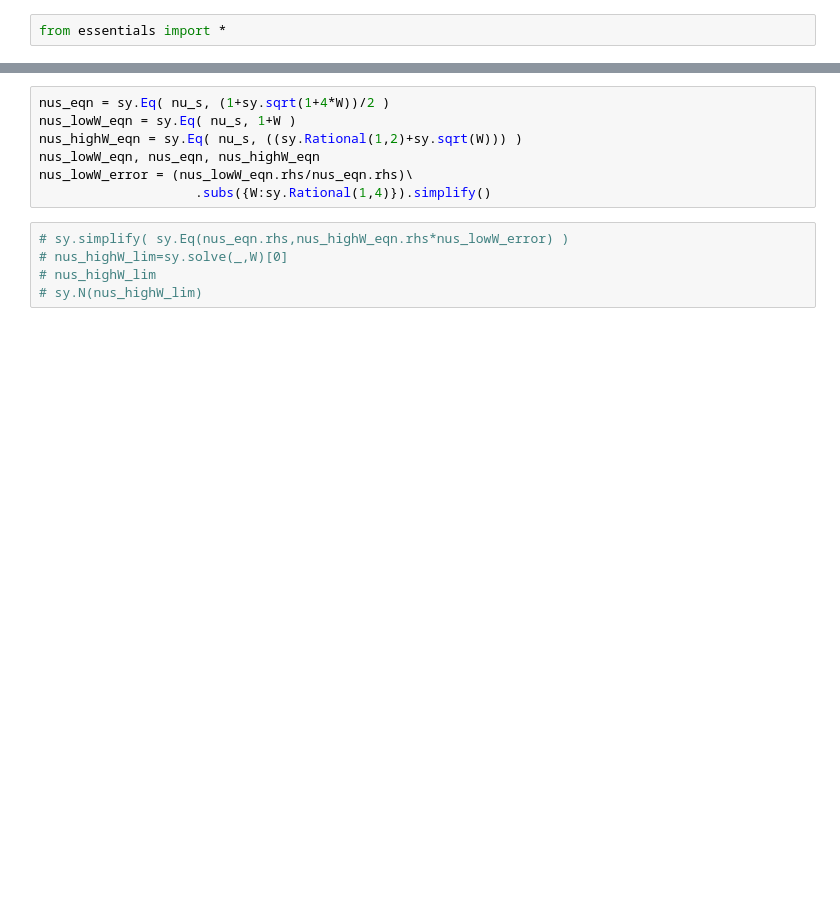
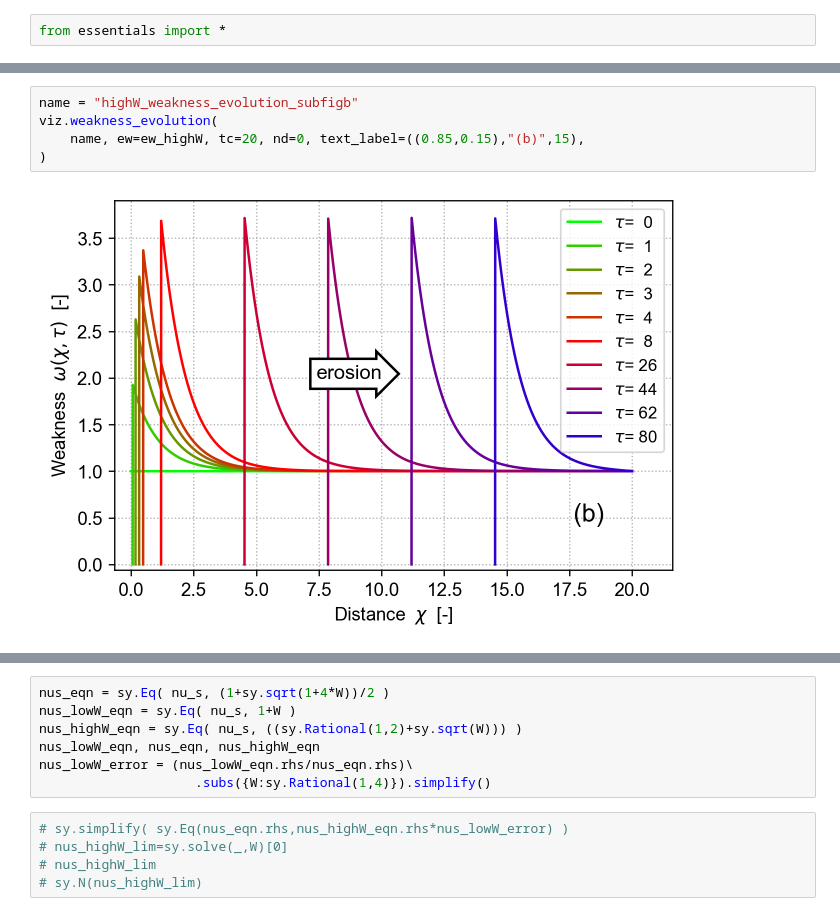
Before and after one commit to cstarkjp/WMBE, a Jupyter notebook: notebooks/Simulation.ipynb, the cells around one changed output, grey strips where cells are left out. Drawn from its saved outputs; the diff is of its cells as text; blank space fills up the shorter version.

```diff
--- a/notebooks/Simulation.ipynb
+++ b/notebooks/Simulation.ipynb
@@ -201,0 +58,7 @@ wmbe.plot.plot_weakness_steadystate_W(fig_weakness_steadystate, wmbe_model,
+# %%
+name = "highW_weakness_evolution_subfigb"
+viz.weakness_evolution(
+    name, ew=ew_highW, tc=20, nd=0, text_label=((0.85,0.15),"(b)",15),
+)
+# %% [output]
+[figure, added]
```
Also changed, not shown: parts of 64 cells of this notebook, 9 other files.
